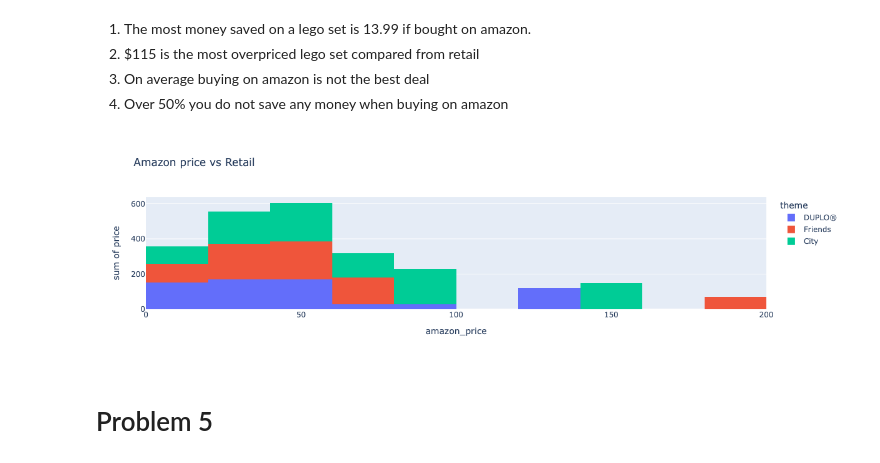
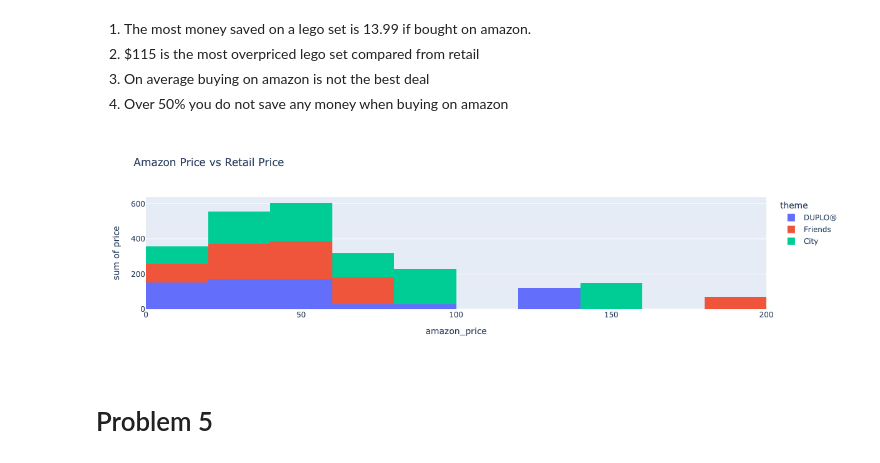
Before and after one commit to DCard2512/DATA101_Diego_Cardenas_Code, a Jupyter notebook: Exam/Exam1DiegoCardenas.ipynb, the cells around one changed output. Saved outputs shown, nothing was run; the diff lists cells and outputs as text; code cells hidden in the pictures.

```diff
--- a/Exam/Exam1DiegoCardenas.ipynb
+++ b/Exam/Exam1DiegoCardenas.ipynb
@@ -186,12 +186,12 @@ show(theme_desc)
 # %%
 fig = px.histogram(DF,
                   x = 'amazon_price',
                    y = 'price',
                   color = 'theme',
-                  title = 'Amazon price vs Retail')
+                  title = 'Amazon Price vs Retail Price')
 fig.show()
 # %% [output]
-[figure, old version]
+[figure, new version]
 # %% [markdown]
 # Problem 5
 # %% [markdown]
```
Also changed, not shown: parts of 5 cells of this notebook.
